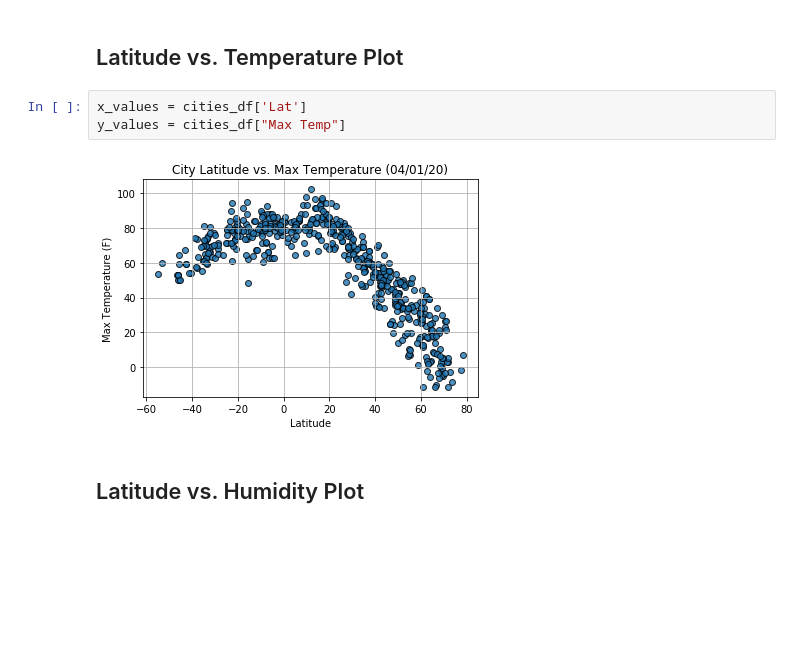
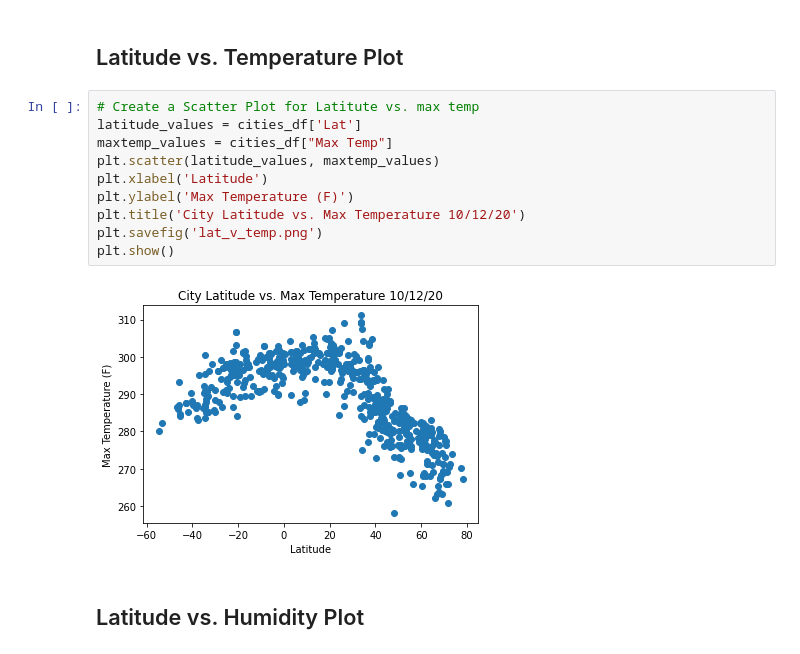
Before and after one commit to dkuchan415/OpenWeatherMapAPI_Analysis, a Jupyter notebook: WeatherPy/WeatherPy.ipynb, the cells around one changed output. Cells and saved outputs as stored; diff of their text form; blank space fills up the shorter version.

Commit message:
Added initial regression charts

```diff
--- a/WeatherPy/WeatherPy.ipynb
+++ b/WeatherPy/WeatherPy.ipynb
@@ -193,10 +193,17 @@ Int64Index([], dtype='int64')
 * Save the plotted figures as .pngs.
 # %% [markdown]
 ## Latitude vs. Temperature Plot
-# %%
-x_values = cities_df['Lat']
-y_values = cities_df["Max Temp"]
-# %% [output]
-[figure, removed]
+# %%
+# Create a Scatter Plot for Latitute vs. max temp
+latitude_values = cities_df['Lat']
+maxtemp_values = cities_df["Max Temp"]
+plt.scatter(latitude_values, maxtemp_values)
+plt.xlabel('Latitude')
+plt.ylabel('Max Temperature (F)')
+plt.title('City Latitude vs. Max Temperature 10/12/20')
+plt.savefig('lat_v_temp.png')
+plt.show()
+# %% [output]
+[figure, added]
 # %% [markdown]
 ## Latitude vs. Humidity Plot
```
Also changed, not shown: parts of 10 cells of this notebook, 4 other files.
